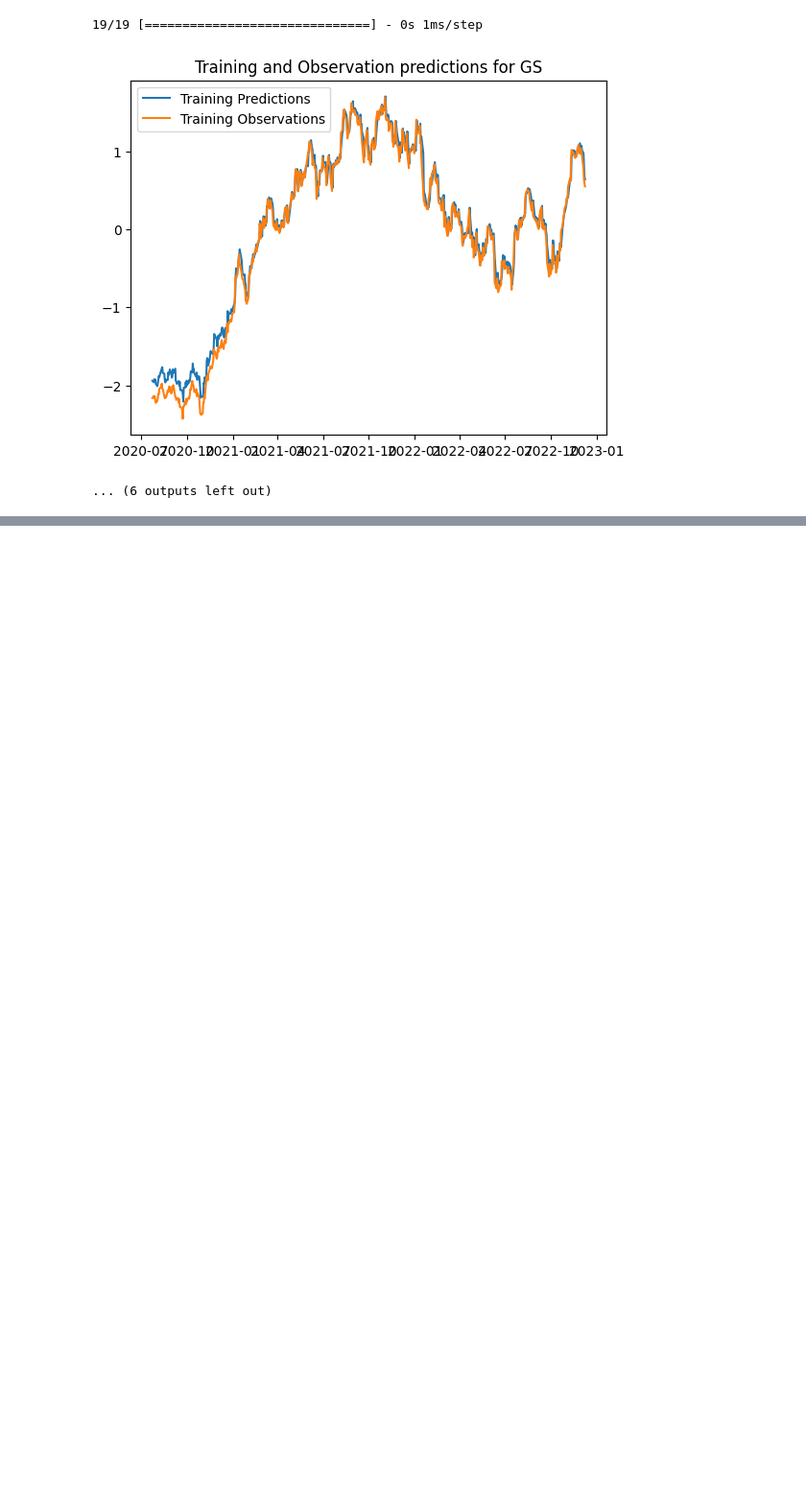
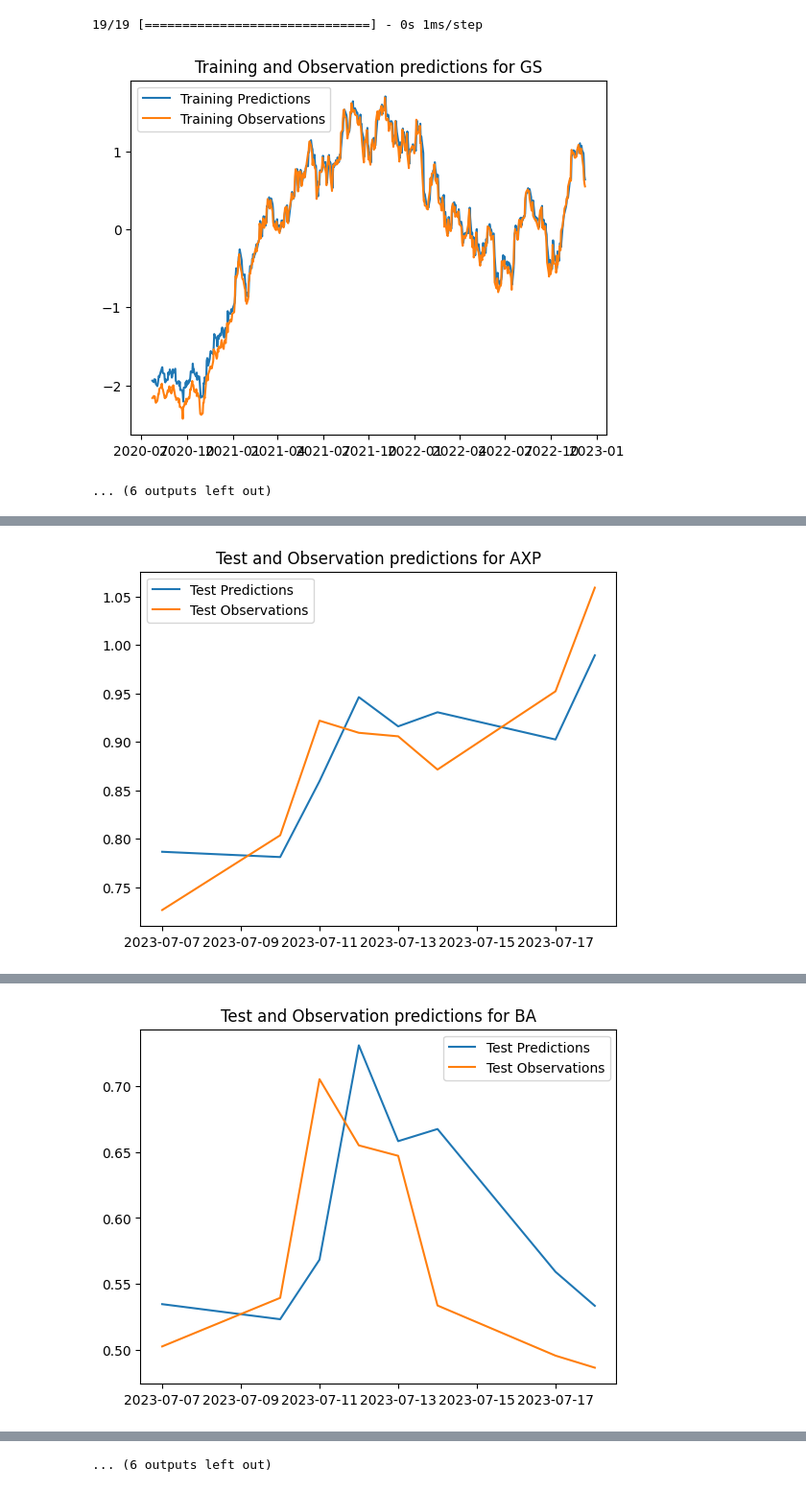
Before and after one commit to miladziekanowska/stock-market-forecast-project, a Jupyter notebook: modeling.ipynb, the cells around one changed output, grey strips where cells are left out. Shown at 96% size. Saved outputs shown, nothing was run; the diff lists cells and outputs as text; code cells hidden in the pictures; blank space fills up the shorter version.

```diff
--- a/modeling.ipynb
+++ b/modeling.ipynb
@@ -251,0 +274,9 @@ for key in X.keys():
+# %%
+for key in X_test.keys():
+    test_predictions = model.predict(X_test[key]).flatten()
+    plt.plot(X_test[key].index, test_predictions)
+    plt.plot(X_test[key].index, Y_test[key])
+    plt.title(f'Test and Observation predictions for {key}')
+    plt.legend(['Test Predictions', 'Test Observations'])
+    plt.show()
+# %% [output]
@@ -251,0 +284 @@ for key in X.keys():
+[figure, added]
@@ -251,0 +286 @@ for key in X.keys():
+[figure, added]
@@ -251,0 +295 @@ for key in X.keys():
+... (6 outputs left out)
```
Also changed, not shown: parts of 3 cells of this notebook.
